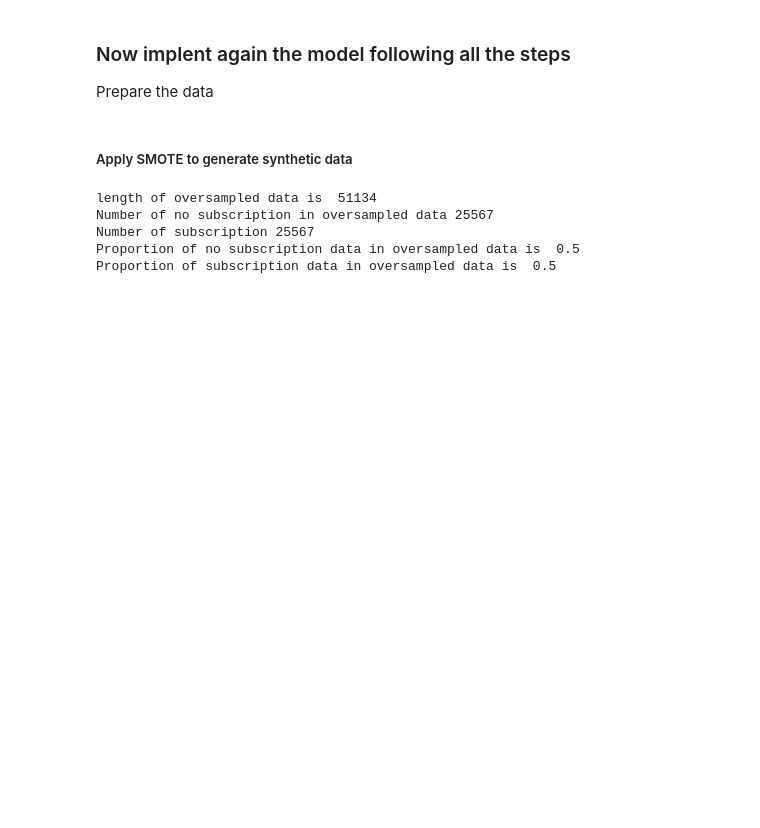
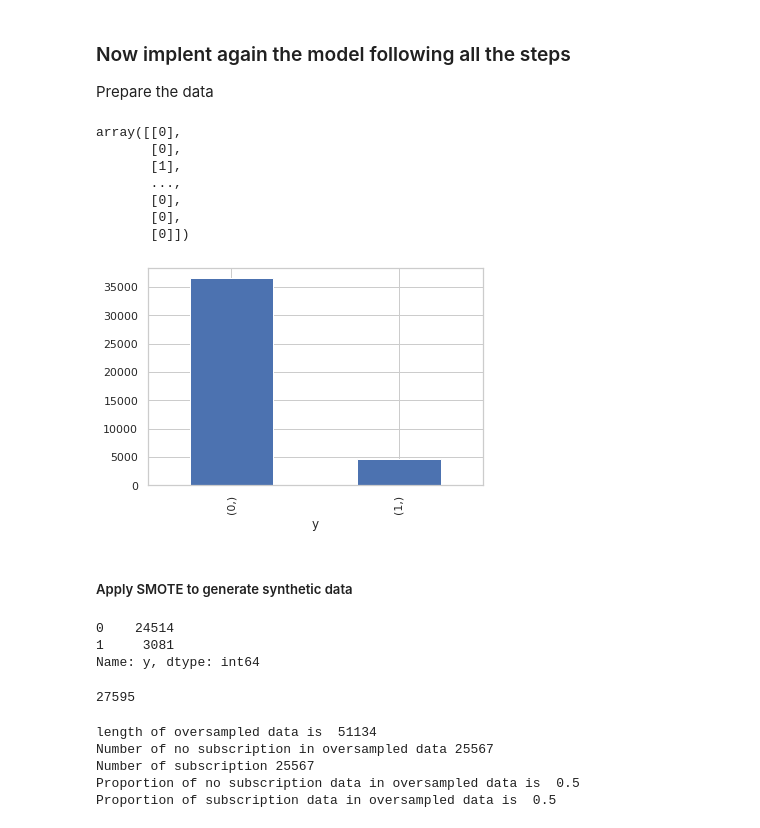
Before and after one commit to KhaldounN/Files-, a Jupyter notebook: Session_2/Session_2_Logistic_Regression_EXERCISE.ipynb, the cells around one changed output. Cells and saved outputs as stored; diff of their text form; code cells hidden in the pictures; blank space fills up the shorter version.

```diff
--- a/Session_2/Session_2_Logistic_Regression_EXERCISE.ipynb
+++ b/Session_2/Session_2_Logistic_Regression_EXERCISE.ipynb
@@ -393,10 +393,31 @@ In order to apply SMOTE **install the imblearn python library** (if you already
 
 Prepare the data
 # %%
-X = data_final.loc[:, data_final.columns != 'y']
-y = data_final.loc[:, data_final.columns == 'y']
+X = df.loc[:, df.columns != 'y']
+y = df.loc[:, df.columns == 'y']
+# %%
+y.value_counts().plot(kind = 'bar')
+
+y.values
+# %% [output]
+array([[0],
+       [0],
+       [1],
+       ...,
+       [0],
+       [0],
+       [0]])
+[figure, added]
 # %% [markdown]
 ##### Apply SMOTE to generate synthetic data
+# %%
+print(y_train.value_counts())
+len(X_train)
+# %% [output]
+0    24514
+1     3081
+Name: y, dtype: int64
+27595
 # %%
 from imblearn.over_sampling import SMOTE
 
```
Also changed, not shown: parts of 11 cells of this notebook.
